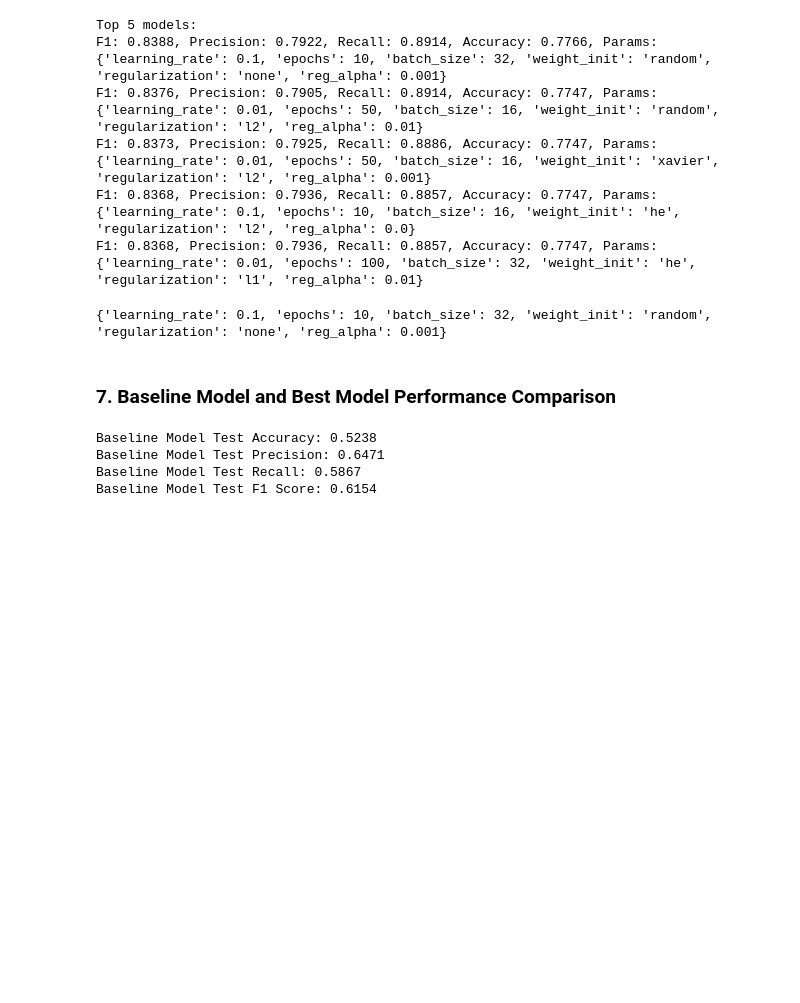
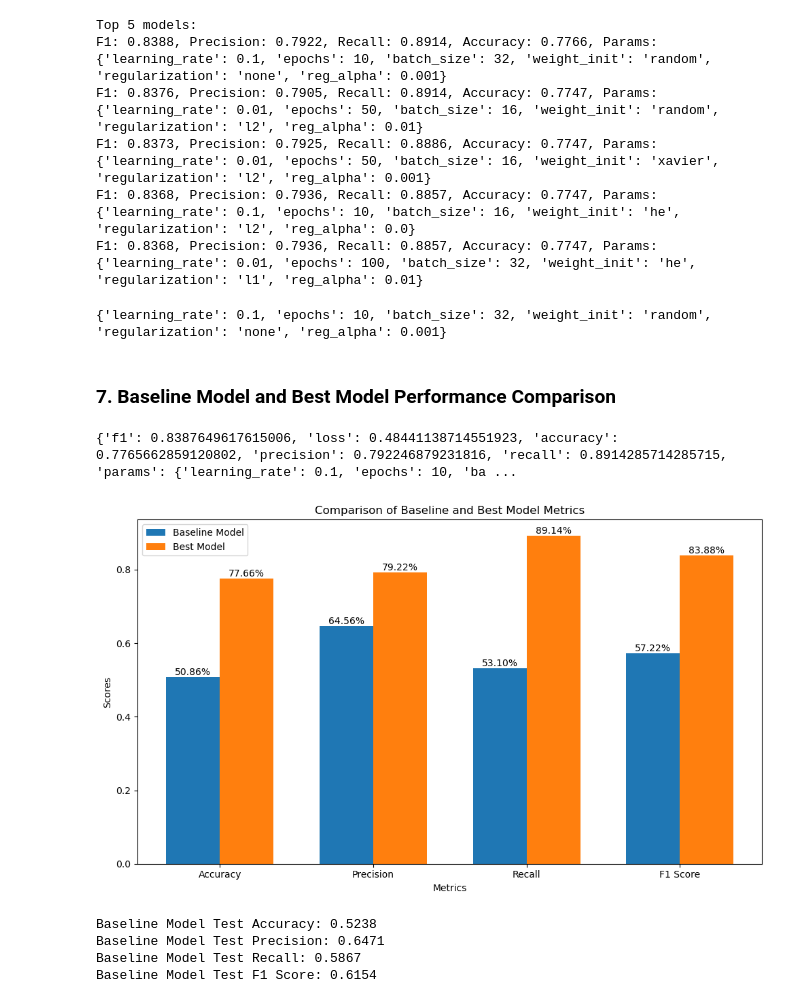
Before and after one commit to CircleSoda/Github, a Jupyter notebook: a1894780_A1.ipynb, the cells around one changed output. Saved outputs shown, nothing was run; the diff lists cells and outputs as text; code cells hidden in the pictures; blank space fills up the shorter version.

```diff
--- a/a1894780_A1.ipynb
+++ b/a1894780_A1.ipynb
@@ -429,6 +491,66 @@ print(best_hyperparams[0])
 {'learning_rate': 0.1, 'epochs': 10, 'batch_size': 32, 'weight_init': 'random', 'regularization': 'none', 'reg_alpha': 0.001}
 # %% [markdown]
 ### 7. Baseline Model and Best Model Performance Comparison
+# %%
+best_model_metrics = best_hyperparams[1][0]
+print(best_model_metrics)
+# %% [output]
+{'f1': 0.8387649617615006, 'loss': 0.48441138714551923, 'accuracy': 0.7765662859120802, 'precision': 0.792246879231816, 'recall': 0.8914285714285715, 'params': {'learning_rate': 0.1, 'epochs': 10, 'ba ...
+# %%
+# Define baseline and best model metrics
+baseline_metrics = {
+    'accuracy': np.mean(accuracy_list),
+    'precision': np.mean(precision_list),
+    'recall': np.mean(recall_list),
+    'f1': np.mean(f1_list)
+}
+
+# Best model metrics from best_hyperparams (use the first model as the best one)
+best_model_metrics = best_hyperparams[1][0]  # First model from top 5
+
+# Labels for the metrics
+metrics_labels = ['Accuracy', 'Precision', 'Recall', 'F1 Score']
+
+# Data to plot
+baseline_values = [baseline_metrics['accuracy'], baseline_metrics['precision'], baseline_metrics['recall'], baseline_metrics['f1']]
+best_model_values = [best_model_metrics['accuracy'], best_model_metrics['precision'], best_model_metrics['recall'], best_model_metrics['f1']]
+
+# Set up the bar width and position
+bar_width = 0.35
+index = np.arange(len(metrics_labels))
+
+# Create the bar chart
+fig, ax = plt.subplots(figsize=(10, 6))
+bar1 = ax.bar(index, baseline_values, bar_width, label='Baseline Model')
+bar2 = ax.bar(index + bar_width, best_model_values, bar_width, label='Best Model')
+
+# Add labels, title, and axes ticks
+ax.set_xlabel('Metrics')
+ax.set_ylabel('Scores')
+ax.set_title('Comparison of Baseline and Best Model Metrics')
+ax.set_xticks(index + bar_width / 2)
+ax.set_xticklabels(metrics_labels)
+ax.legend()
+
+# Function to add percentage labels above bars
+def add_labels(bars):
+    for bar in bars:
+        height = bar.get_height()
+        ax.text(
+            bar.get_x() + bar.get_width() / 2, height,
+            f'{height:.2%}',  # Format height as percentage
+            ha='center', va='bottom'
+        )
+
+# Add labels above each bar
+add_labels(bar1)
+add_labels(bar2)
+
+# Display the bar chart
+plt.tight_layout()
+plt.show()
+# %% [output]
+[figure, added]
 # %%
     # Forward pass on the test set
     test_outputs = baseline_model(X_test_tensor)  # Forward pass through the test data
```
Also changed, not shown: parts of 5 cells of this notebook.
